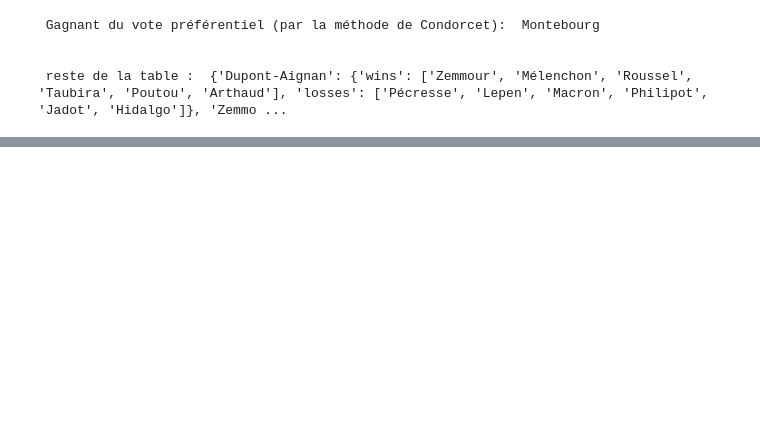
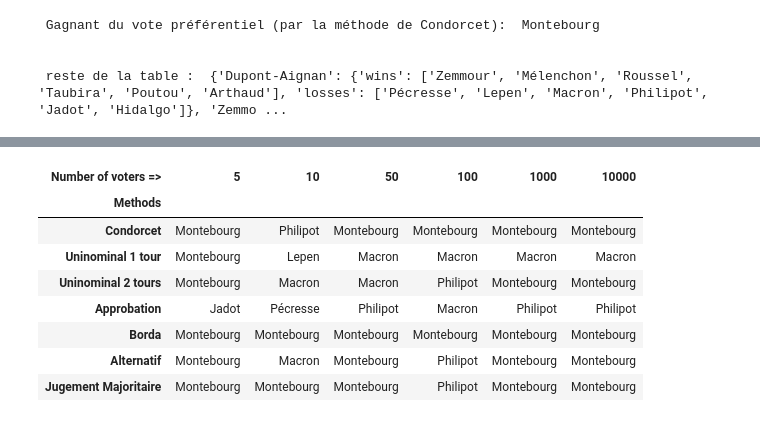
Before and after one commit to Naghan1132/Comparison-of-winners-of-elections-with-different-voting-methods, a Jupyter notebook: recherche.ipynb, the cells around one changed output, grey strips where cells are left out. Drawn from its saved outputs; the diff is of its cells as text; code cells hidden in the pictures; blank space fills up the shorter version.

```diff
--- a/recherche.ipynb
+++ b/recherche.ipynb
@@ -740,0 +890,26 @@ Le jugement majoritaire élit le vainqueur de Condorcet ( Montebourg )
+# %%
+import pandas as pd
+
+# Voir les changements avec 10, 100, 1000 votants, si les méthodes qui de base donnez les même vainqueurs
+# ne le font plus
+
+#list('3,5,10,50,100,1000,10000')
+# faire varier le nombre de candidats et de votants
+# mettre les candidats et aléatoire pour voir etc...
+
+#print(d)
+
+df = pd.DataFrame(d).set_index('Methods').rename_axis('Number of voters => ', axis=1)
+pd.set_option('colheader_justify', 'center')
+
+df
+# %% [output]
+| Number of voters => | 5 | 10 | 50 | 100 | 1000 | 10000 |
+| Methods |  |  |  |  |  |  |
+| Condorcet | Montebourg | Philipot | Montebourg | Montebourg | Montebourg | Montebourg |
+| Uninominal 1 tour | Montebourg | Lepen | Macron | Macron | Macron | Macron |
+| Uninominal 2 tours | Montebourg | Macron | Macron | Philipot | Montebourg | Montebourg |
+| Approbation | Jadot | Pécresse | Philipot | Macron | Philipot | Philipot |
+| Borda | Montebourg | Montebourg | Montebourg | Montebourg | Montebourg | Montebourg |
+| Alternatif | Montebourg | Macron | Montebourg | Philipot | Montebourg | Montebourg |
+| Jugement Majoritaire | Montebourg | Montebourg | Montebourg | Philipot | Montebourg | Montebourg |
```
Also changed, not shown: parts of 8 cells of this notebook.
